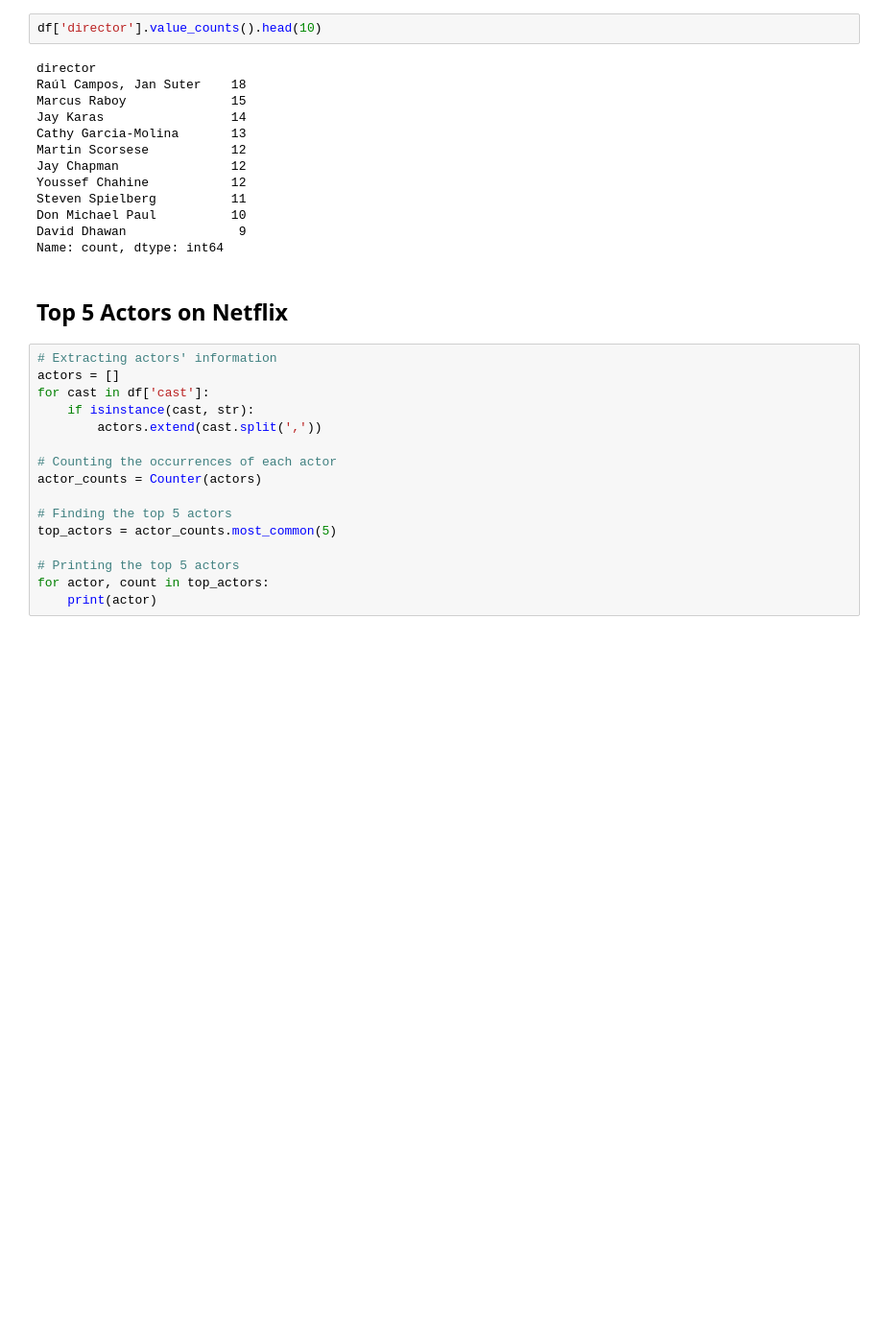
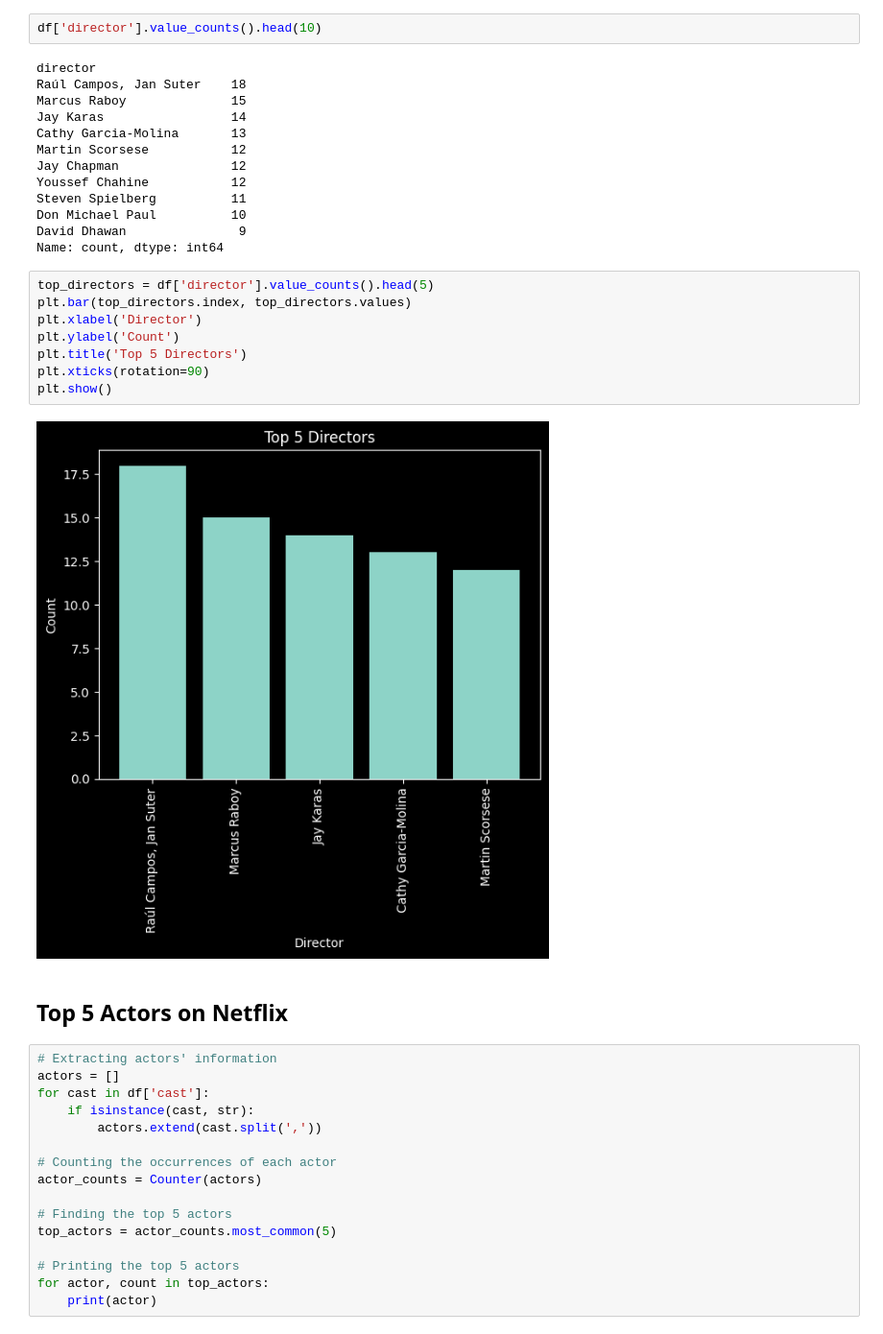
Before and after one commit to Amjadali168/Web_app, a Jupyter notebook: analysis.ipynb, the cells around one changed output. Shown: that part at 96% size. Drawn from its saved outputs; the diff is of its cells as text; blank space fills up the shorter version.

```diff
--- a/analysis.ipynb
+++ b/analysis.ipynb
@@ -387,6 +387,16 @@ Steven Spielberg          11
 Don Michael Paul          10
 David Dhawan               9
 Name: count, dtype: int64
+# %%
+top_directors = df['director'].value_counts().head(5)
+plt.bar(top_directors.index, top_directors.values)
+plt.xlabel('Director')
+plt.ylabel('Count')
+plt.title('Top 5 Directors')
+plt.xticks(rotation=90)
+plt.show()
+# %% [output]
+[figure, added]
 # %% [markdown]
 ## Top 5 Actors on Netflix
 # %%
```
Also changed, not shown: 1 other file.
